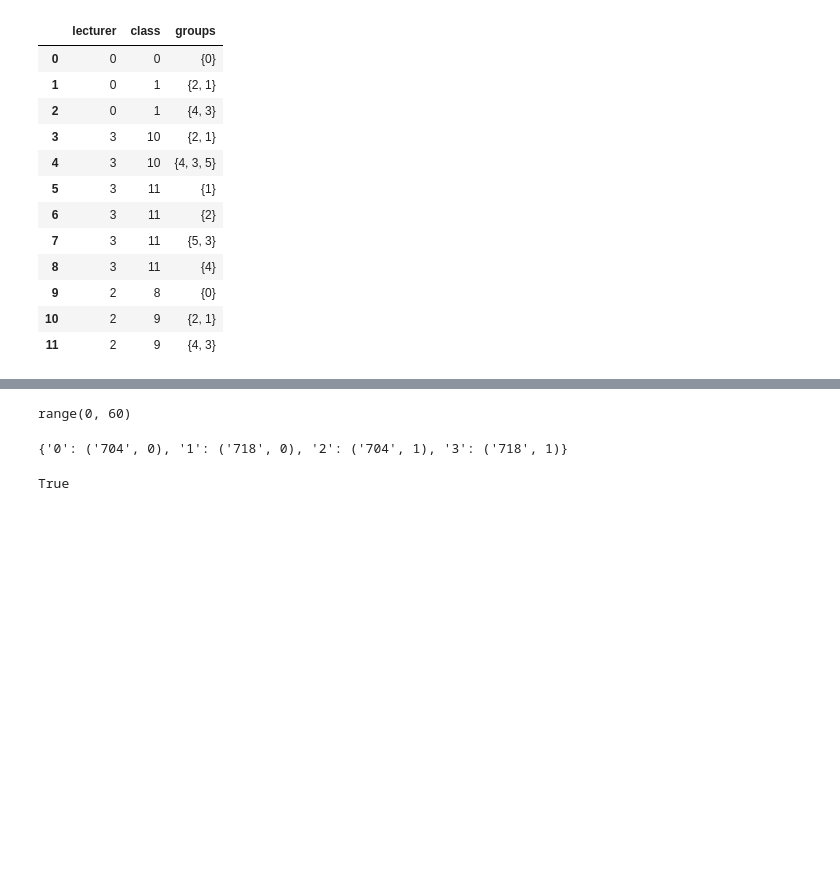
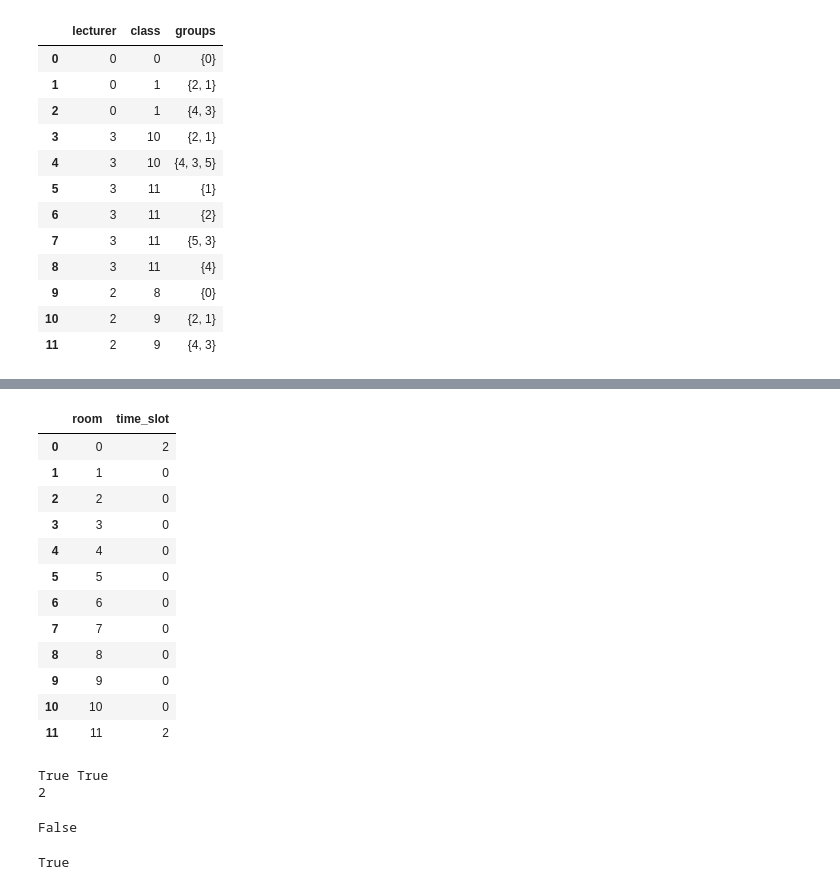
Before and after one commit to PetarZecevic97/automatic-timetable-generation, a Jupyter notebook: timetable_algorithm.ipynb, the cells around one changed output, grey strips where cells are left out. Cells and saved outputs as stored; diff of their text form; code cells hidden in the pictures; blank space fills up the shorter version.

Commit message:
Improve time complexity and fix bugs

```diff
--- a/timetable_algorithm.ipynb
+++ b/timetable_algorithm.ipynb
@@ -200,5 +142,2 @@ teaching_curriculum_copy
 # %%
 time_slots = range(0, 60)
-# %%
-timetable = pd.DataFrame(columns = ['room', 'time_slot'])
-timetable
@@ -207,5 +144,3 @@ timetable
-# %%
-teaching_curriculum = json.loads(teaching_curriculum_json)
 # %%
 def init_timetable():
     init = []
@@ -240,19 +151,2 @@ timetable
-# %%
-time_slots
-# %% [output]
-range(0, 60)
-# %%
-def init_timetable():
-    timetable = {}
-    for tc in teaching_curriculum:
-        timetable[tc] = None
-    for t in timetable:
-        i = int(t)
-        timetable[t] = (rooms[i % len(rooms)], time_slots[i // len(rooms)])
-    return timetable
-# %%
-timetable
-# %% [output]
-{'0': ('704', 0), '1': ('718', 0), '2': ('704', 1), '3': ('718', 1)}
 # %%
 def are_classes_intersected(timetable,teaching_curriculum, i, j):
@@ -262,3 +168,28 @@ def are_classes_intersected(timetable,teaching_curriculum, i, j):
+# %%
+newTimetable = init_timetable()
+newTimetable.iloc[0]['time_slot'] = 2
+newTimetable.iloc[11]['time_slot'] = 2
+newTimetable
+# %% [output]
+|  | room | time_slot |
+| 0 | 0 | 2 |
+| 1 | 1 | 0 |
+| 2 | 2 | 0 |
+| 3 | 3 | 0 |
+| 4 | 4 | 0 |
+| 5 | 5 | 0 |
+| 6 | 6 | 0 |
+| 7 | 7 | 0 |
+| 8 | 8 | 0 |
+| 9 | 9 | 0 |
+| 10 | 10 | 0 |
+| 11 | 11 | 2 |
+# %%
+are_locations_intersected(newTimetable,teaching_curriculum, 0, 11)
+# %% [output]
+True True
+2
+False
 # %%
 def are_groups_intersected(teaching_curriculum, i, j):
     set1 = teaching_curriculum.iloc[i]['groups']
```
Also changed, not shown: parts of 81 cells of this notebook.
